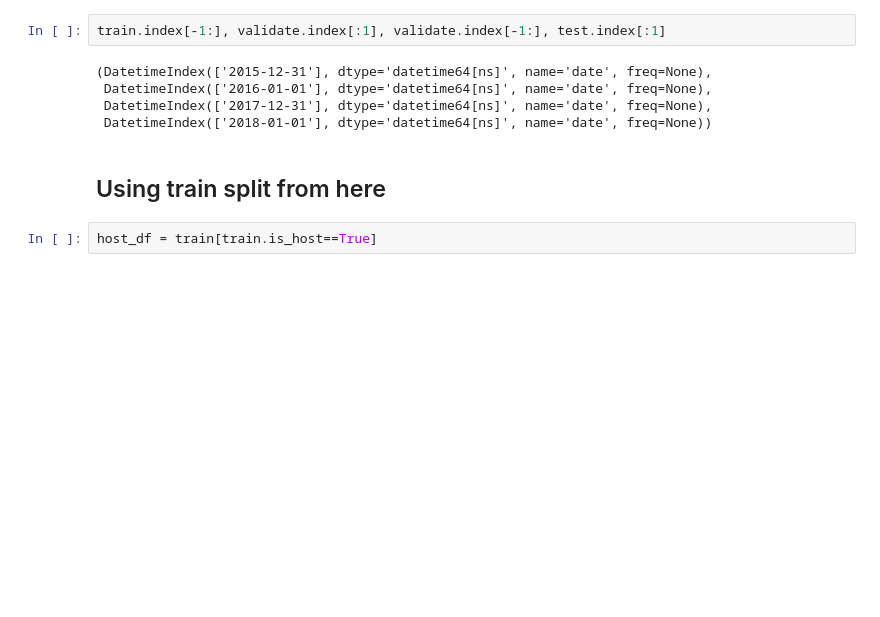
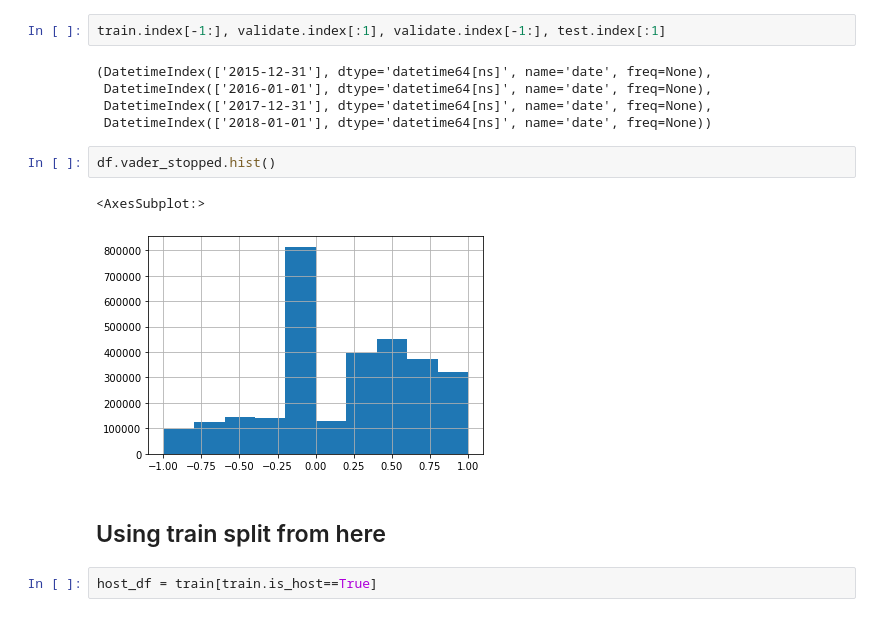
Before and after one commit to npr-nlp/npr-nlp-project, a Jupyter notebook: brian_explore_notebook.ipynb, the cells around one changed output. Drawn from its saved outputs; the diff is of its cells as text; blank space fills up the shorter version.

```diff
--- a/brian_explore_notebook.ipynb
+++ b/brian_explore_notebook.ipynb
@@ -149,6 +149,11 @@ train.index[-1:], validate.index[:1], validate.index[-1:], test.index[:1]
  DatetimeIndex(['2016-01-01'], dtype='datetime64[ns]', name='date', freq=None),
  DatetimeIndex(['2017-12-31'], dtype='datetime64[ns]', name='date', freq=None),
  DatetimeIndex(['2018-01-01'], dtype='datetime64[ns]', name='date', freq=None))
+# %%
+df.vader_stopped.hist()
+# %% [output]
+<AxesSubplot:>
+[figure, added]
 # %% [markdown]
 ## Using train split from here
 # %%
```
Also changed, not shown: parts of 39 cells of this notebook.
